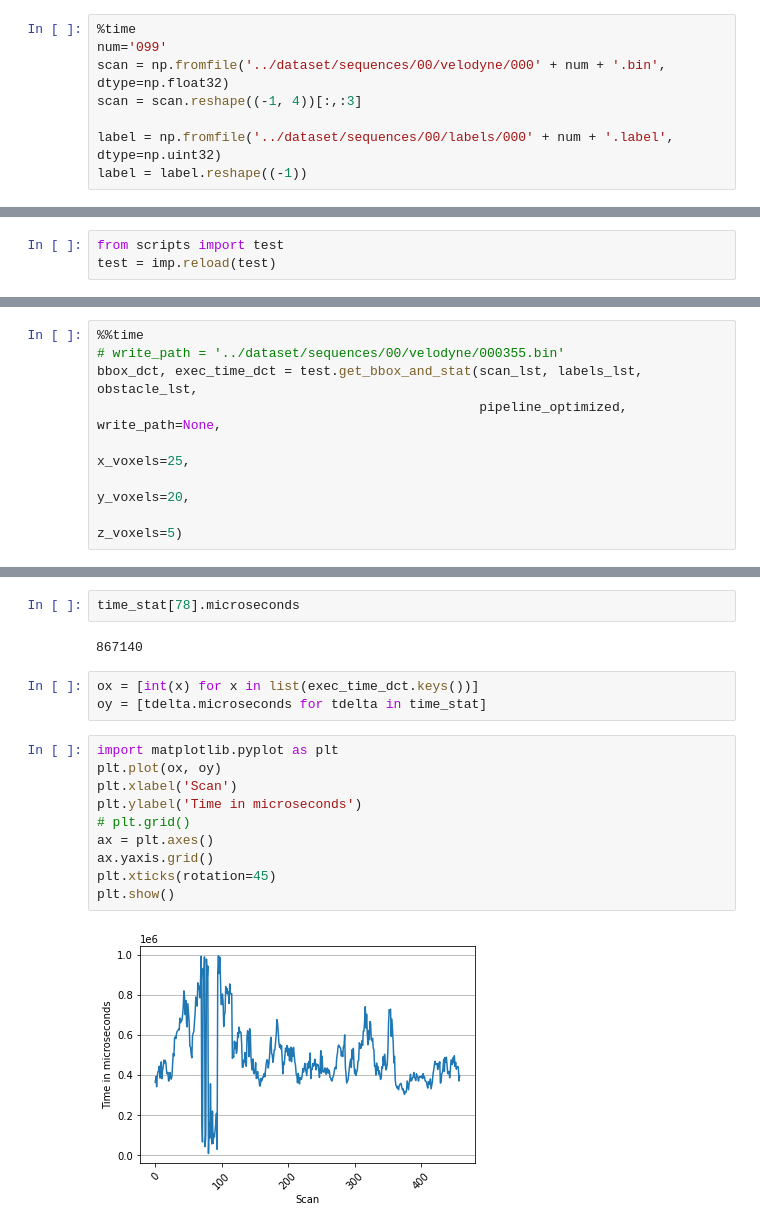
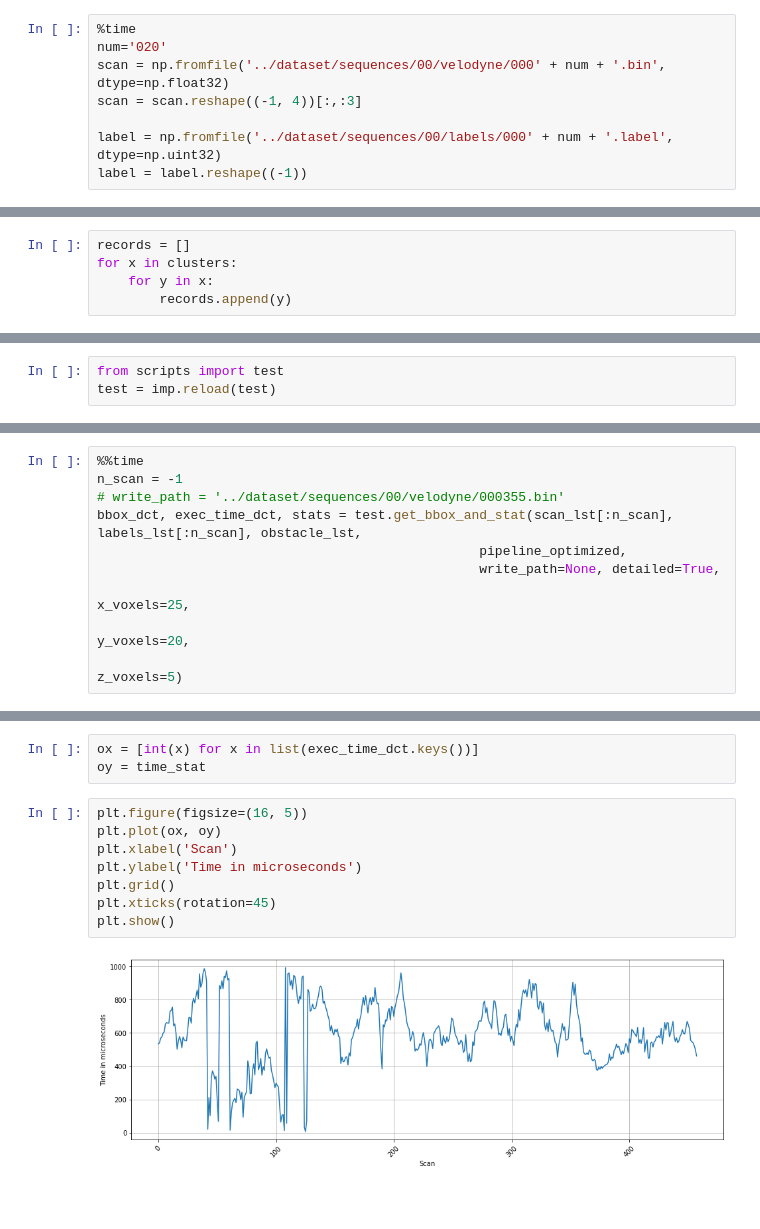
Before and after one commit to VirtualRoyalty/PointCloudSegmentation, a Jupyter notebook: obstacle-detection/examples/obstacle detection.ipynb, the cells around one changed output, grey strips where cells are left out. Saved outputs shown, nothing was run; the diff lists cells and outputs as text; blank space fills up the shorter version.

```diff
--- a/obstacle-detection/examples/obstacle detection.ipynb
+++ b/obstacle-detection/examples/obstacle detection.ipynb
@@ -163,7 +177,7 @@ def pipeline_optimized(scan, label, obstacle_lst, verbose=False, **params):
 ## Pipeline implementation
 # %%
 %time
-num='099'
+num='020'
 scan = np.fromfile('../dataset/sequences/00/velodyne/000' + num + '.bin', dtype=np.float32)
 scan = scan.reshape((-1, 4))[:,:3]
 
@@ -195,0 +210,5 @@ Wall time: 354 ms
+# %%
+records = []
+for x in clusters:
+    for y in x:
+        records.append(y)
@@ -261,8 +314,10 @@ test = imp.reload(test)
 # %%
 %%time
+n_scan = -1
 # write_path = '../dataset/sequences/00/velodyne/000355.bin'
-bbox_dct, exec_time_dct = test.get_bbox_and_stat(scan_lst, labels_lst, obstacle_lst,
-                                                 pipeline_optimized, write_path=None,
+bbox_dct, exec_time_dct, stats = test.get_bbox_and_stat(scan_lst[:n_scan], labels_lst[:n_scan], obstacle_lst,
+                                                 pipeline_optimized,
+                                                 write_path=None, detailed=True,
                                                                          x_voxels=25,
                                                                          y_voxels=20,
                                                                          z_voxels=5)
@@ -281,19 +352,13 @@ Max process time 0:00:01.356466
-# %%
-time_stat[78].microseconds
-# %% [output]
-867140
 # %%
 ox = [int(x) for x in list(exec_time_dct.keys())]
-oy = [tdelta.microseconds for tdelta in time_stat]
+oy = time_stat
 # %%
-import matplotlib.pyplot as plt
+plt.figure(figsize=(16, 5))
 plt.plot(ox, oy)
 plt.xlabel('Scan')
 plt.ylabel('Time in microseconds')
-# plt.grid()
-ax = plt.axes()
-ax.yaxis.grid()
+plt.grid()
 plt.xticks(rotation=45)
 plt.show()
 # %% [output]
-[figure, old version]
+[figure, new version]
```
Also changed, not shown: parts of 23 cells of this notebook, 2 other files.
